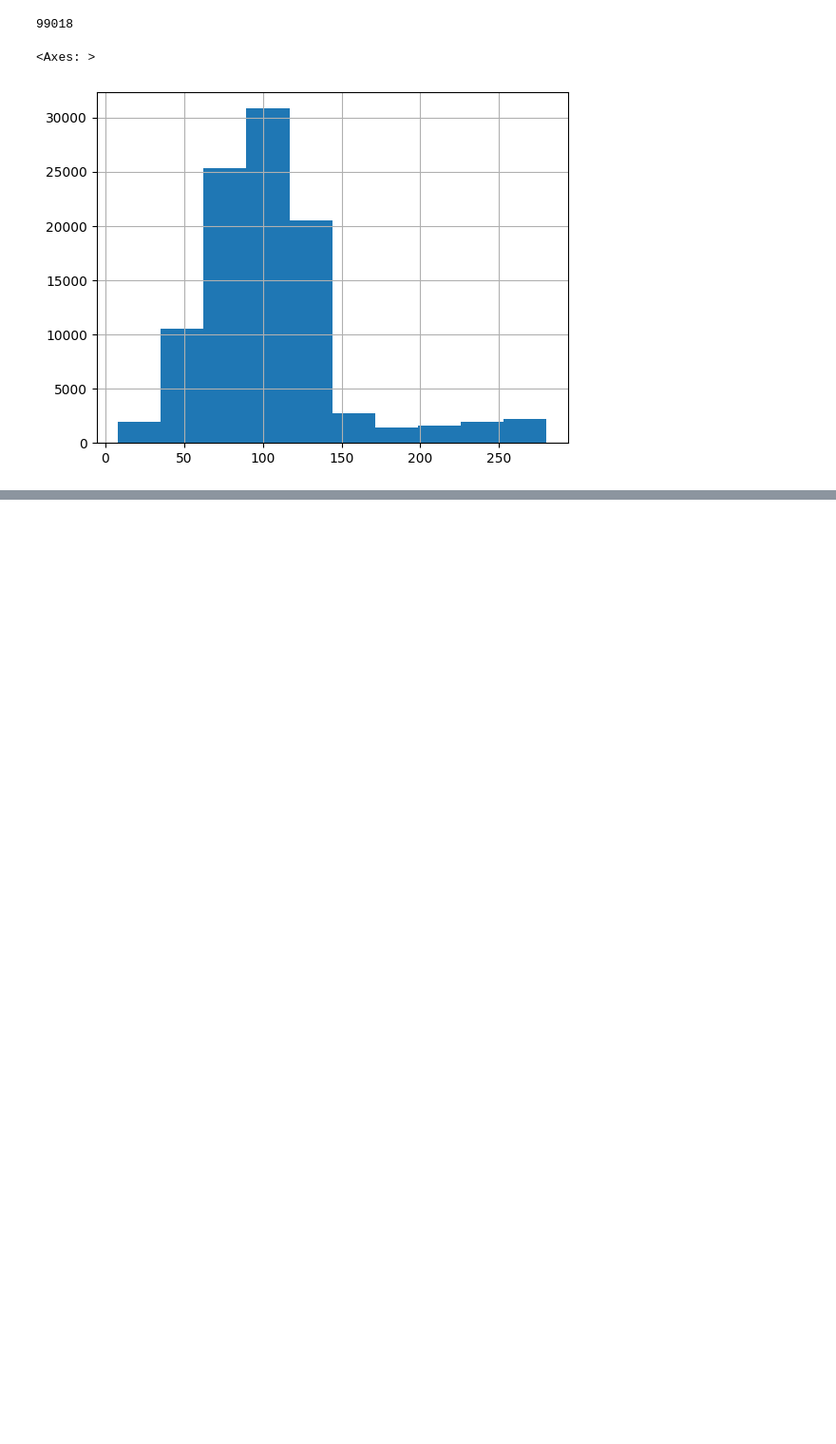
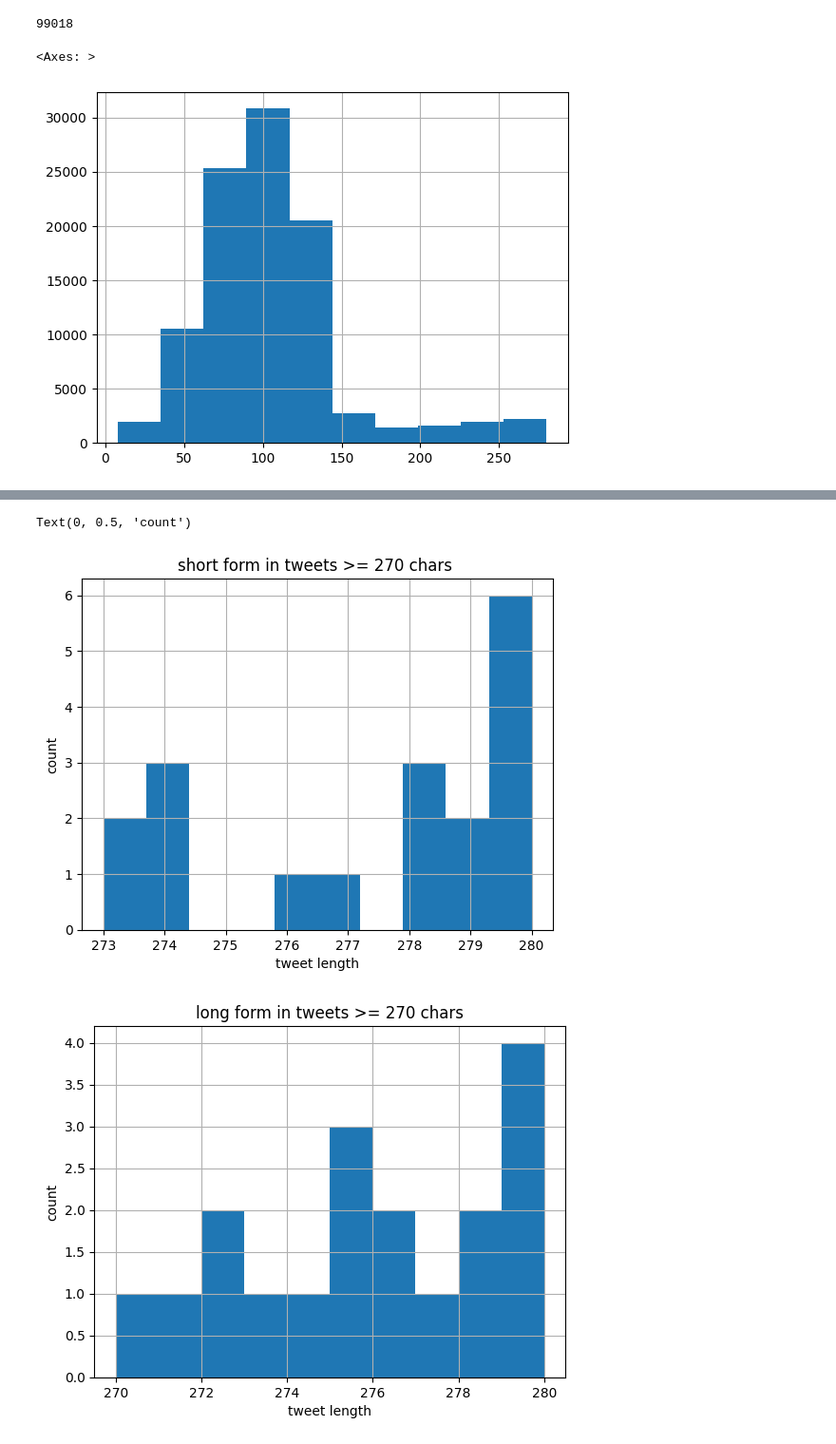
Before and after one commit to erafkin/twitter_abbreviation_word_length, a Jupyter notebook: notebooks/tweet_length.ipynb, the cells around one changed output, grey strips where cells are left out. Shown at 95% size. Saved outputs shown, nothing was run; the diff lists cells and outputs as text; code cells hidden in the pictures; blank space fills up the shorter version.

```diff
--- a/notebooks/tweet_length.ipynb
+++ b/notebooks/tweet_length.ipynb
@@ -103,0 +146,25 @@ df_short.hist(), df_long.hist()
+# %%
+df_near_limit = df_normal_users[df_normal_users["tweet_len"] >=270]
+long_form_phrases = set([k for k in abbrevations.keys() if " " in k])
+short_form_phrases = set([abbrevations[k] for k in long_form_phrases])
+print(short_form_phrases)
+df_long_limit = df_near_limit[df_near_limit["keyword"].isin(long_form_phrases)]
+df_short_limit = df_near_limit[df_near_limit["keyword"].isin(short_form_phrases)]
+print(df_short_limit)
+
+print(len(df_short_limit)/len(df_near_limit), len(df_long_limit)/len(df_near_limit))
+df_long_limit = df_long_limit.drop_duplicates(subset=["tweet"])
+
+df_short_limit = df_short_limit.drop_duplicates(subset=["tweet"])
+print(len(df_long_limit), len(df_short_limit))
+
+df_short_limit.hist()
+plt.title("short form in tweets >= 270 chars ")
+
+plt.xlabel("tweet length")
+plt.ylabel("count")
+df_long_limit.hist()
+plt.title("long form in tweets >= 270 chars")
+plt.xlabel("tweet length")
+plt.ylabel("count")
+# %% [output]
@@ -103,0 +188,3 @@ df_short.hist(), df_long.hist()
+Text(0, 0.5, 'count')
+[figure, added]
+[figure, added]
```
Also changed, not shown: parts of 5 cells of this notebook, 2 other files.
